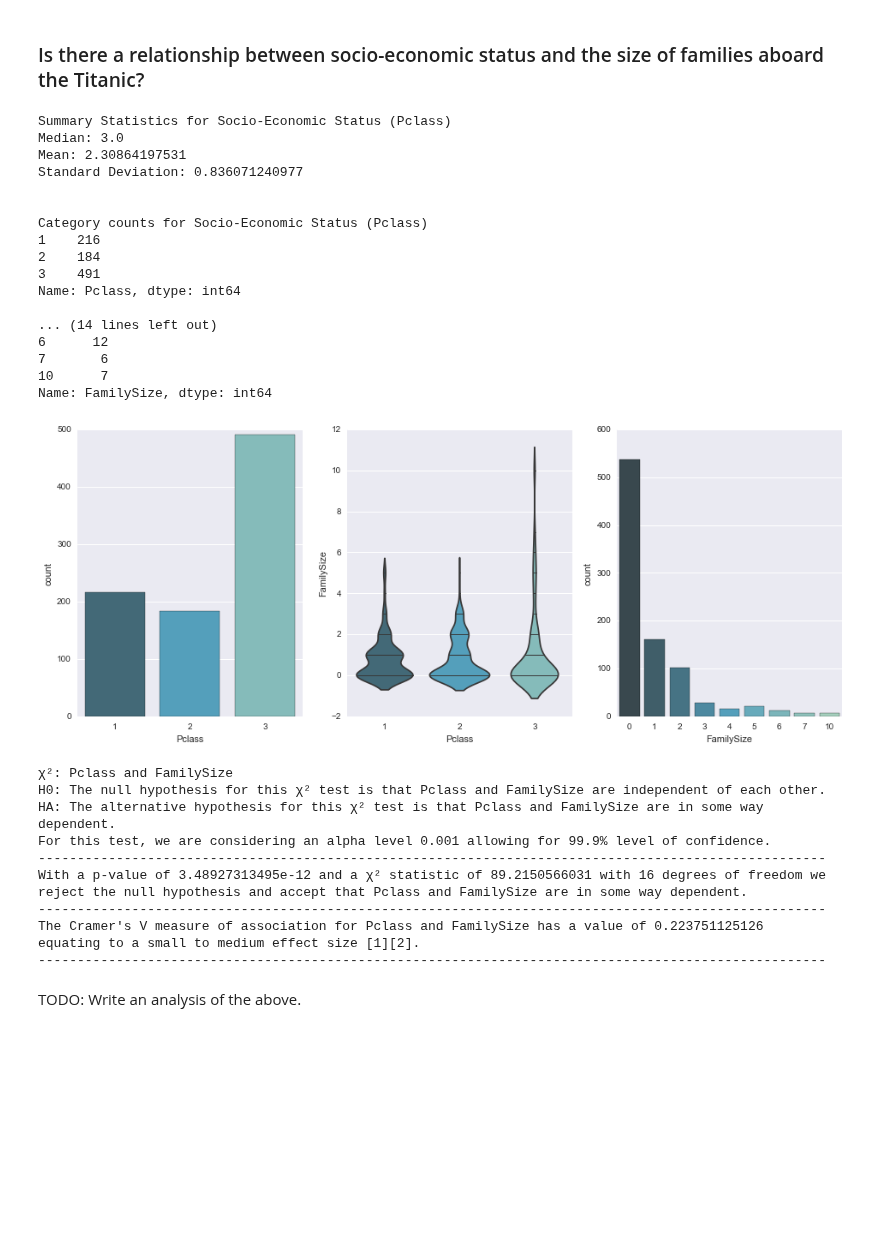
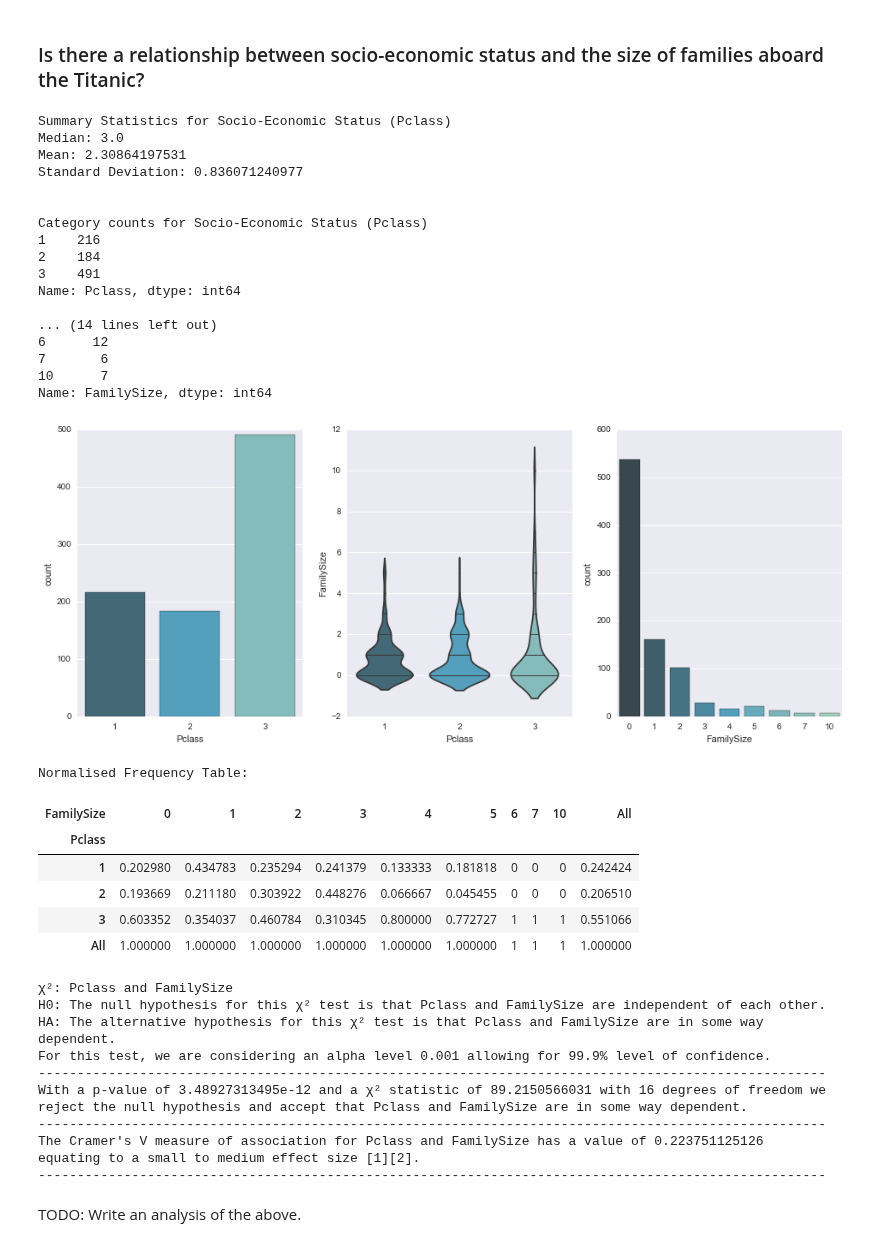
Before and after one commit to eminnett/da-nanodegree-investigate-a-dataset, a Jupyter notebook: investigating_the_titanic_dataset.ipynb, the cells around one changed output. Cells and saved outputs as stored; diff of their text form; code cells hidden in the pictures; blank space fills up the shorter version.

Commit message:
Added normalised frequency tables to the analytical investigation.

```diff
--- a/investigating_the_titanic_dataset.ipynb
+++ b/investigating_the_titanic_dataset.ipynb
@@ -205,6 +205,14 @@ def visual_analysis_of_two_categorical_variables(var_a, var_b, df=mod_titanic_df
     sns.countplot(series_b, palette=colour_palette)
     sns.plt.show()
 
+def table_of_frequencies(var_a, var_b, df=mod_titanic_df, margins=False, normalise=False):
+    freq_tab = df.pivot_table(index=var_a, columns=var_b, values='PassengerId',
+                                margins=margins, fill_value=0, aggfunc=lambda x: len(x.unique()))
+    if normalise:
+        freq_tab = freq_tab.div(freq_tab.iloc[-1:].values[0])
+
+    return freq_tab
+
 def cramers_v_anlysis(vars_str, chi2, pivot_table_shape, df=mod_titanic_df):
     V = math.sqrt(chi2 / len(df) / (min(pivot_table_shape) - 1))
     response = ("The Cramer's V measure of association for " + vars_str + " has a value of " + str(V) + "\n" +
@@ -220,8 +228,7 @@ def cramers_v_anlysis(vars_str, chi2, pivot_table_shape, df=mod_titanic_df):
 
 def chi_squared_and_carmers_v_anlysis(var_a, var_b, df=mod_titanic_df):
     vars_str = var_a + " and " + var_b
-    table_of_frequencies = df.pivot_table(index=var_a, columns=var_b, values='PassengerId',
-                                                       fill_value=0, aggfunc=lambda x: len(x.unique()))
+    freq_tab = table_of_frequencies(var_a, var_b, df)
     alpha = 0.001
     conf = (1 - alpha)*100
     print "χ²: " + vars_str
@@ -229,7 +236,7 @@ def chi_squared_and_carmers_v_anlysis(var_a, var_b, df=mod_titanic_df):
     print "HA: The alternative hypothesis for this χ² test is that " + vars_str + " are in some way dependent."
     print ("For this test, we are considering an alpha level " + str(alpha) + " allowing for " + str(conf) + "% " +
         "level of confidence.")
-    chi2, p, dof, ex = chi2_contingency(table_of_frequencies)
+    chi2, p, dof, ex = chi2_contingency(freq_tab)
     dof_label = ("degree" if dof == 1 else "degrees") + " of freedom"
     outcome = ("With a p-value of " + str(p) + " and a χ² statistic of " + str(chi2) + " with " +
         str(dof) + " " + dof_label  + " we\n")
@@ -242,47 +249,58 @@ def chi_squared_and_carmers_v_anlysis(var_a, var_b, df=mod_titanic_df):
     print hr
     print outcome
     print hr
-    print cramers_v_anlysis(vars_str, chi2, table_of_frequencies.shape, df)
+    print cramers_v_anlysis(vars_str, chi2, freq_tab.shape, df)
     print hr
 # %% [markdown]
 ### Is there a relationship between socio-economic status and the size of families aboard the Titanic?
 # %%
 descriptive_statistics_of_numeric_series('Pclass', "Socio-Economic Status (Pclass)")
 distinct_counts_of_categorical_series('Pclass', "Socio-Economic Status (Pclass)")
 descriptive_statistics_of_numeric_series('FamilySize', "Family Onboard (FamilySize)")
 distinct_counts_of_categorical_series('FamilySize', "Family Onboard (FamilySize)")
 visual_analysis_of_two_categorical_variables('Pclass', 'FamilySize')
+
+print "Normalised Frequency Table:"
+display(table_of_frequencies('Pclass', 'FamilySize', mod_titanic_df, margins=True, normalise=True))
+
 chi_squared_and_carmers_v_anlysis('Pclass', 'FamilySize')
 # %% [output]
 Summary Statistics for Socio-Economic Status (Pclass)
 Median: 3.0
 Mean: 2.30864197531
 Standard Deviation: 0.836071240977
 
 
 Category counts for Socio-Economic Status (Pclass)
 1    216
 2    184
 3    491
 Name: Pclass, dtype: int64
 
 ... (14 lines left out)
 6      12
 7       6
 10      7
 Name: FamilySize, dtype: int64
 [figure]
-χ²: Pclass and FamilySize
-H0: The null hypothesis for this χ² test is that Pclass and FamilySize are independent of each other.
-HA: The alternative hypothesis for this χ² test is that Pclass and FamilySize are in some way dependent.
-For this test, we are considering an alpha level 0.001 allowing for 99.9% level of confidence.
------------------------------------------------------------------------------------------------------
-With a p-value of 3.48927313495e-12 and a χ² statistic of 89.2150566031 with 16 degrees of freedom we
-reject the null hypothesis and accept that Pclass and FamilySize are in some way dependent.
------------------------------------------------------------------------------------------------------
-The Cramer's V measure of association for Pclass and FamilySize has a value of 0.223751125126
-equating to a small to medium effect size [1][2].
------------------------------------------------------------------------------------------------------
+Normalised Frequency Table:
+| FamilySize | 0 | 1 | 2 | 3 | 4 | 5 | 6 | 7 | 10 | All |
+| Pclass |  |  |  |  |  |  |  |  |  |  |
+| 1 | 0.202980 | 0.434783 | 0.235294 | 0.241379 | 0.133333 | 0.181818 | 0 | 0 | 0 | 0.242424 |
+| 2 | 0.193669 | 0.211180 | 0.303922 | 0.448276 | 0.066667 | 0.045455 | 0 | 0 | 0 | 0.206510 |
+| 3 | 0.603352 | 0.354037 | 0.460784 | 0.310345 | 0.800000 | 0.772727 | 1 | 1 | 1 | 0.551066 |
+| All | 1.000000 | 1.000000 | 1.000000 | 1.000000 | 1.000000 | 1.000000 | 1 | 1 | 1 | 1.000000 |
+χ²: Pclass and FamilySize
+H0: The null hypothesis for this χ² test is that Pclass and FamilySize are independent of each other.
+HA: The alternative hypothesis for this χ² test is that Pclass and FamilySize are in some way dependent.
+For this test, we are considering an alpha level 0.001 allowing for 99.9% level of confidence.
+-----------------------------------------------------------------------------------------------------
+With a p-value of 3.48927313495e-12 and a χ² statistic of 89.2150566031 with 16 degrees of freedom we
+reject the null hypothesis and accept that Pclass and FamilySize are in some way dependent.
+-----------------------------------------------------------------------------------------------------
+The Cramer's V measure of association for Pclass and FamilySize has a value of 0.223751125126
+equating to a small to medium effect size [1][2].
+-----------------------------------------------------------------------------------------------------
 # %% [markdown]
 TODO: Write an analysis of the above.
 # %% [markdown]
```
Also changed, not shown: parts of 9 cells of this notebook.
